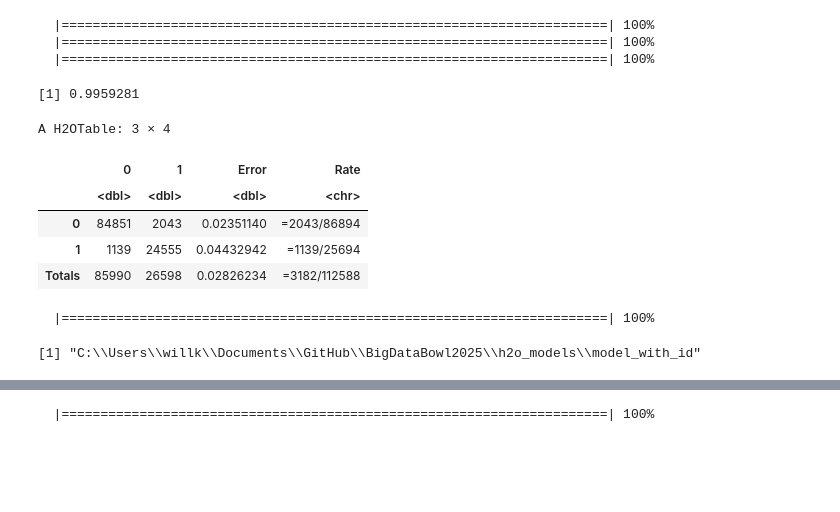
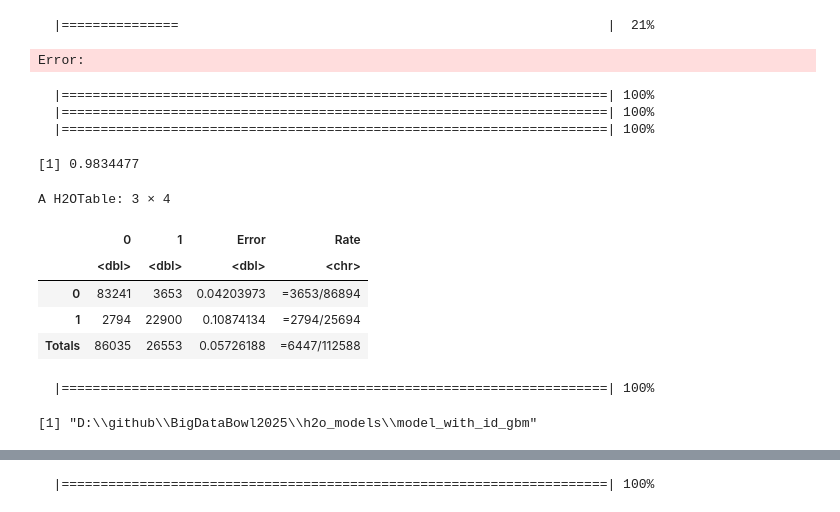
Before and after one commit to MPuram12/BigDataBowl2025, a Jupyter notebook: neural net.ipynb, the cells around one changed output, grey strips where cells are left out. Cells and saved outputs as stored; diff of their text form; code cells hidden in the pictures; blank space fills up the shorter version.

```diff
--- a/neural net.ipynb
+++ b/neural net.ipynb
@@ -51,6 +64,23 @@ df_filtered <- df_filtered %>%
   mutate(reached_ball = ifelse(dist_to_ball_land < 1.5, 1, 0)) %>%
   mutate(reached_ball = ifelse(any(final_frame == 1 & reached_ball == 1), 1, 0)) %>%
   ungroup()
+# %%
+model <- h2o.loadModel(file.path("h2o_models", "model_with_id_dl"))
+# %%
+model <- h2o.deeplearning(
+  x = features,
+  y = target,
+  training_frame = train_h2o,
+  hidden = c(64, 32),
+  epochs = 30,
+  activation = "Rectifier",
+  categorical_encoding = "OneHotInternal",
+  stopping_metric = "AUC",
+  seed = 123
+)
+# %% [output]
+  |===============                                                       |  21%
+Error:
 # %%
 df_model <- df_filtered %>%
   mutate(
@@ -68,48 +98,43 @@ test  <- df_model[-train_idx, ]
 
 train_h2o <- as.h2o(train)
 test_h2o  <- as.h2o(test)
 
 
 features <- c("dist_to_ball_land", "speed", "accel", "angle_diff", "time_left_s", "nfl_id")
 target   <- "reached_ball"
 
 
-model <- h2o.deeplearning(
+model <- h2o.gbm(
   x = features,
   y = target,
   training_frame = train_h2o,
-  hidden = c(64, 32),
-  epochs = 30,
-  activation = "Rectifier",
-  categorical_encoding = "OneHotInternal",
-  stopping_metric = "AUC",
   seed = 123
 )
 
 perf <- h2o.performance(model, newdata = test_h2o)
 h2o.auc(perf)
 h2o.confusionMatrix(perf)
 
 
 pred <- h2o.predict(model, test_h2o)
 pred_probs <- as.vector(pred$p1)
 pred_class <- as.vector(pred$predict)
 # %% [output]
   |======================================================================| 100%
   |======================================================================| 100%
   |======================================================================| 100%
-[1] 0.9959281
+[1] 0.9834477
 A H2OTable: 3 × 4
 |  | 0 | 1 | Error | Rate |
 |  | <dbl> | <dbl> | <dbl> | <chr> |
-| 0 | 84851 | 2043 | 0.02351140 | =2043/86894 |
-| 1 | 1139 | 24555 | 0.04432942 | =1139/25694 |
-| Totals | 85990 | 26598 | 0.02826234 | =3182/112588 |
+| 0 | 83241 | 3653 | 0.04203973 | =3653/86894 |
+| 1 | 2794 | 22900 | 0.10874134 | =2794/25694 |
+| Totals | 86035 | 26553 | 0.05726188 | =6447/112588 |
   |======================================================================| 100%
 # %%
-h2o.saveModel(model, path = "h2o_models", force = TRUE, filename = "model_with_id")
+h2o.saveModel(model, path = "h2o_models", force = TRUE, filename = "model_with_id_gbm")
 # %% [output]
-[1] "C:\\Users\\willk\\Documents\\GitHub\\BigDataBowl2025\\h2o_models\\model_with_id"
+[1] "D:\\github\\BigDataBowl2025\\h2o_models\\model_with_id_gbm"
 # %%
 plot_df <- as.data.frame(test_h2o) %>%
   mutate(pred_prob = pred_probs)
```
Also changed, not shown: parts of 6 cells of this notebook, 4 other files.
